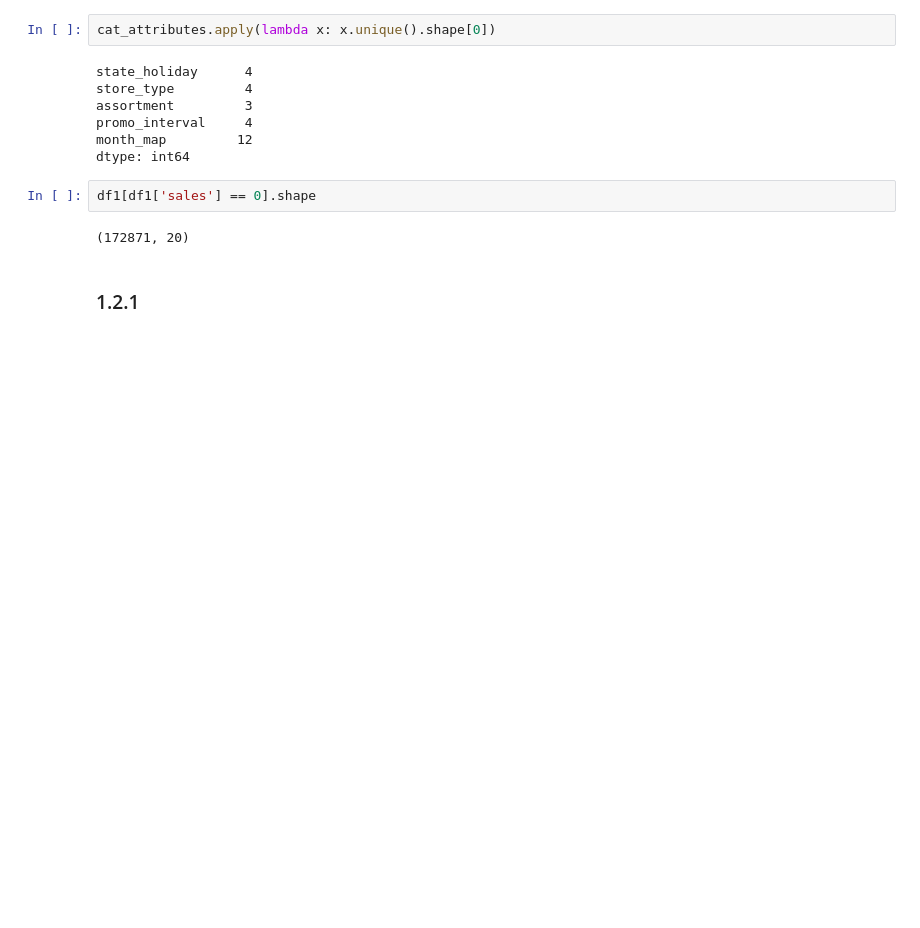
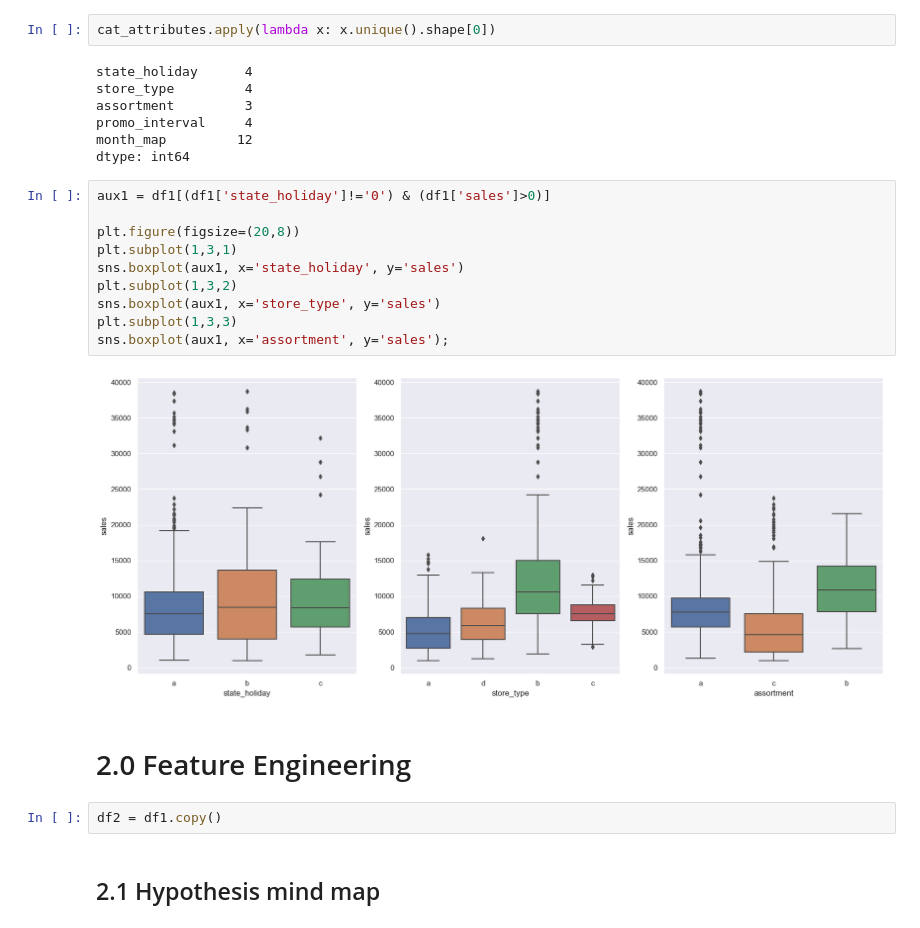
Before and after one commit to BlueBics/rossmann_sales_prediction, a Jupyter notebook: v01_store_sales_prediction.ipynb, the cells around one changed output. Cells and saved outputs as stored; diff of their text form; blank space fills up the shorter version.

Commit message:
Added section 02 - Feature engineering

```diff
--- a/v01_store_sales_prediction.ipynb
+++ b/v01_store_sales_prediction.ipynb
@@ -318,9 +316,21 @@ assortment         3
 promo_interval     4
 month_map         12
 dtype: int64
-# %%
-df1[df1['sales'] == 0].shape
-# %% [output]
-(172871, 20)
+# %%
+aux1 = df1[(df1['state_holiday']!='0') & (df1['sales']>0)]
+
+plt.figure(figsize=(20,8))
+plt.subplot(1,3,1)
+sns.boxplot(aux1, x='state_holiday', y='sales')
+plt.subplot(1,3,2)
+sns.boxplot(aux1, x='store_type', y='sales')
+plt.subplot(1,3,3)
+sns.boxplot(aux1, x='assortment', y='sales');
+# %% [output]
+[figure, added]
+# %% [markdown]
+# 2.0 Feature Engineering
+# %%
+df2 = df1.copy()
 # %% [markdown]
-### 1.2.1
+## 2.1 Hypothesis mind map
```
Also changed, not shown: parts of 20 cells of this notebook.
